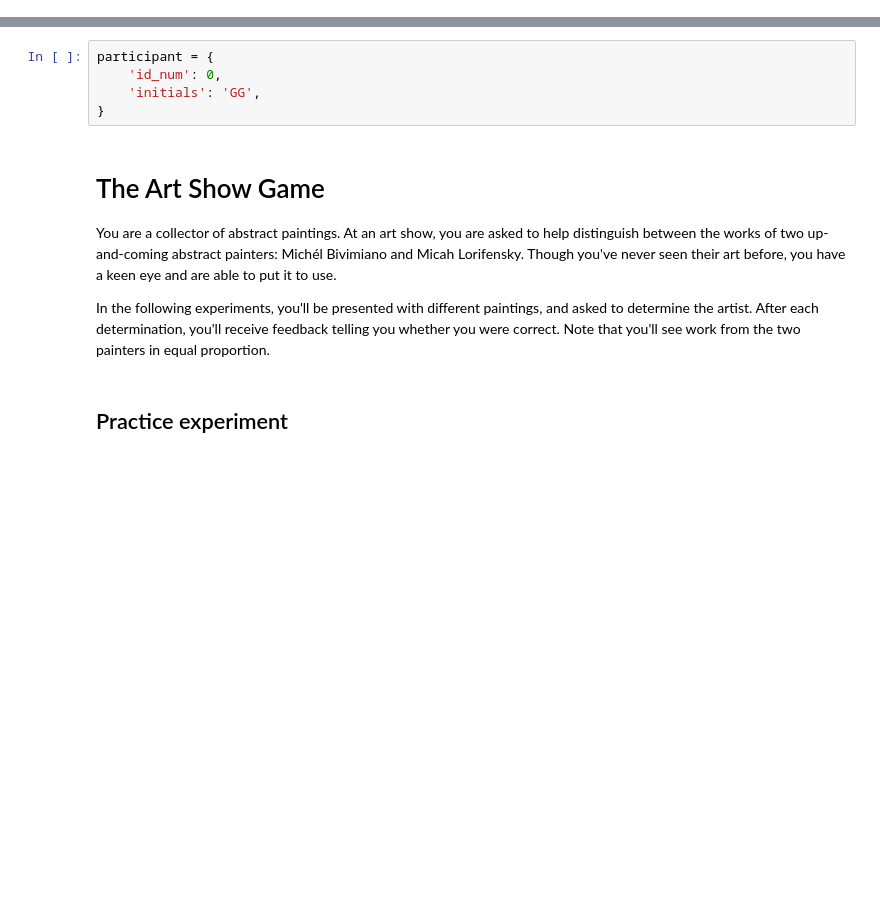
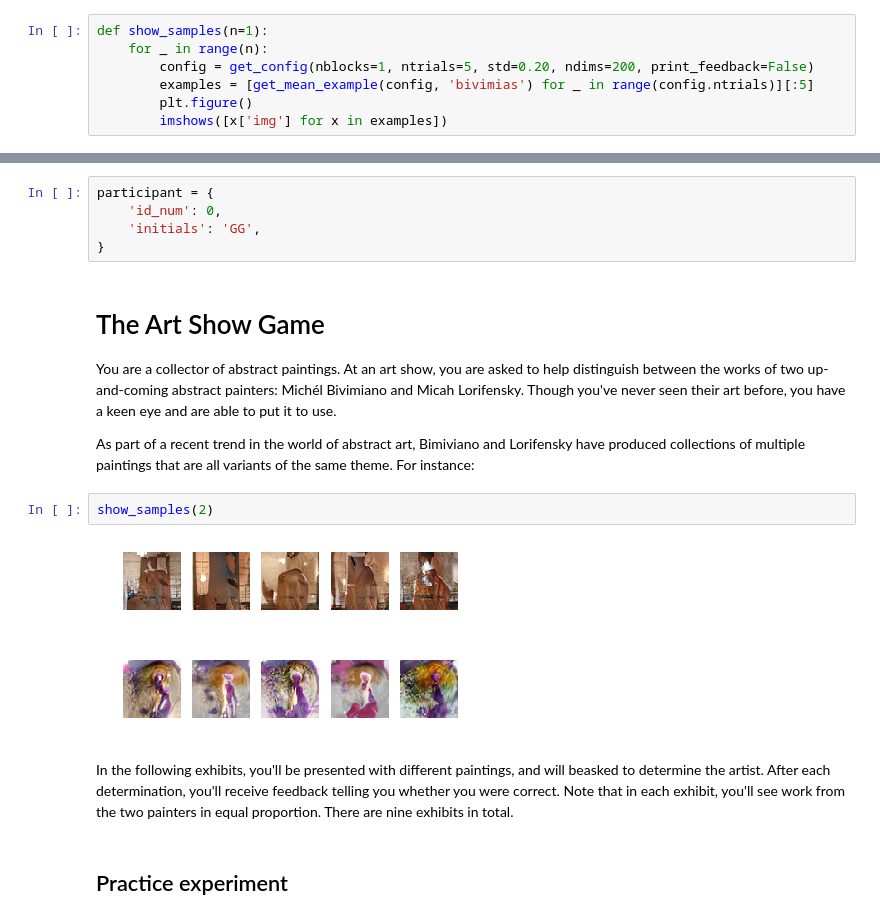
Before and after one commit to alexyku/curse-of-dimensionality, a Jupyter notebook: notebooks/pilot.ipynb, the cells around one changed output, grey strips where cells are left out. Drawn from its saved outputs; the diff is of its cells as text; blank space fills up the shorter version.

```diff
--- a/notebooks/pilot.ipynb
+++ b/notebooks/pilot.ipynb
@@ -33,6 +33,13 @@ def run_experiment(x, participant, nblocks=NBLOCKS, ntrials=NTRIALS, logdir=LOGD
     config = get_config(nblocks=nblocks, ntrials=ntrials, ndims=x['ndims'], std=x['scale'], print_feedback=True)
     blocks = get_blocks(config)
     pilot_experiment(blocks, config, participant, logdir)
+# %%
+def show_samples(n=1):
+    for _ in range(n):
+        config = get_config(nblocks=1, ntrials=5, std=0.20, ndims=200, print_feedback=False)
+        examples = [get_mean_example(config, 'bivimias') for _ in range(config.ntrials)][:5]
+        plt.figure()
+        imshows([x['img'] for x in examples])
 # %% [markdown]
 # Participant info
 Please enter the following details.
@@ -46,7 +53,14 @@ participant = {
 
 You are a collector of abstract paintings. At an art show, you are asked to help distinguish between the works of two up-and-coming abstract painters: Michél Bivimiano and Micah Lorifensky. Though you've never seen their art before, you have a keen eye and are able to put it to use.
 
-In the following experiments, you'll be presented with different paintings, and asked to determine the artist. After each determination, you'll receive feedback telling you whether you were correct. Note that you'll see work from the two painters in equal proportion.
+As part of a recent trend in the world of abstract art, Bimiviano and Lorifensky have produced collections of multiple paintings that are all variants of the same theme. For instance:
+# %%
+show_samples(2)
+# %% [output]
+[figure, added]
+[figure, added]
+# %% [markdown]
+In the following exhibits, you'll be presented with different paintings, and will beasked to determine the artist. After each determination, you'll receive feedback telling you whether you were correct. Note that in each exhibit, you'll see work from the two painters in equal proportion. There are nine exhibits in total.
 # %% [markdown]
 ## Practice experiment
 # %%
```
Also changed, not shown: parts of 12 cells of this notebook.
